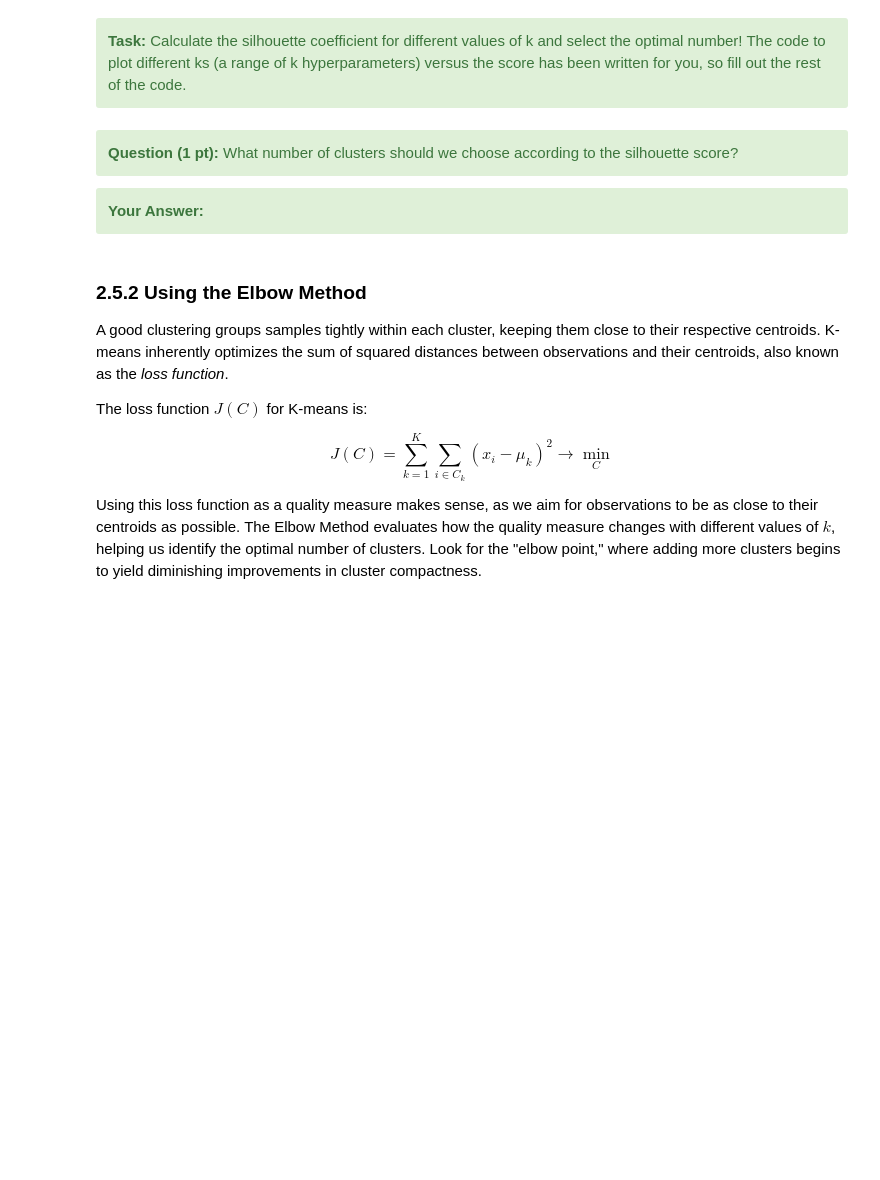
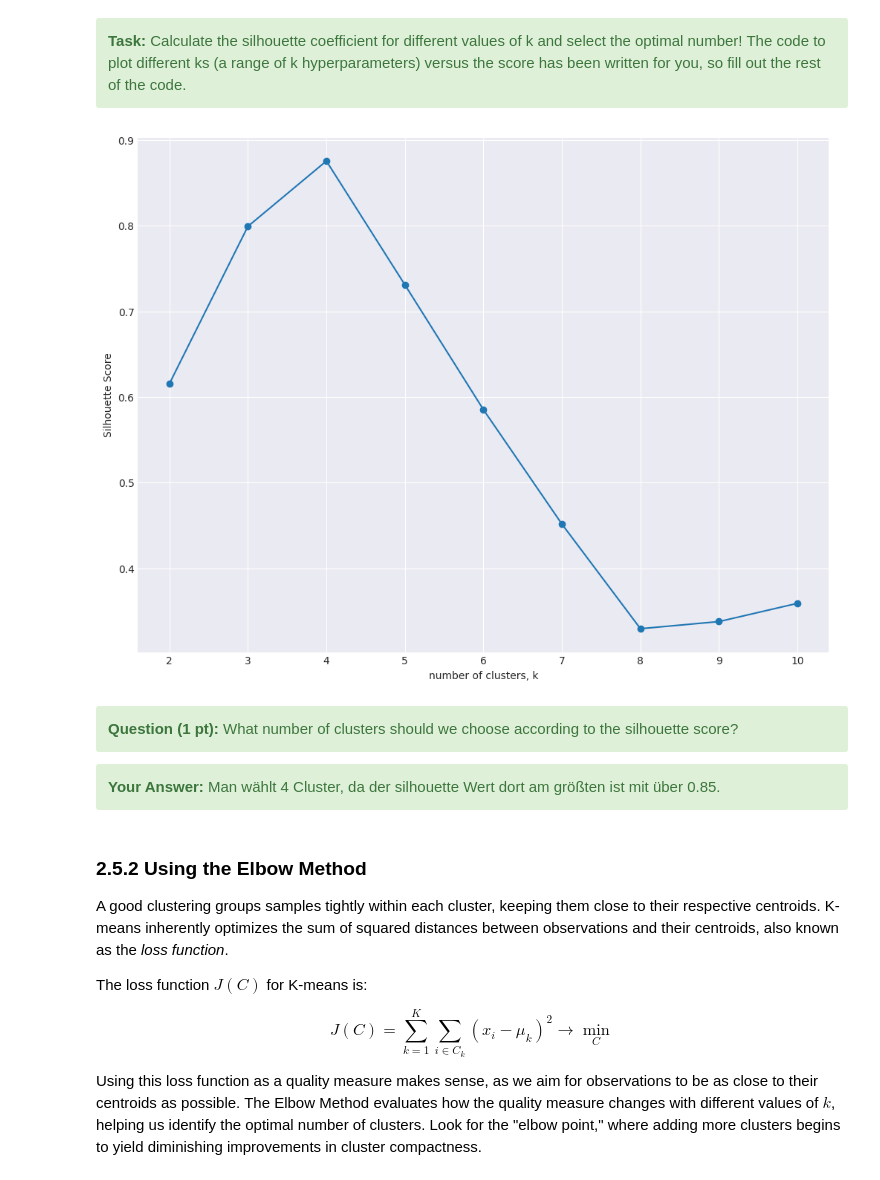
Before and after one commit to anton-seifert/LAMA, a Jupyter notebook: task-3-unsupervised-learning/2_clustering.ipynb, the cells around one changed output. Drawn from its saved outputs; the diff is of its cells as text; code cells hidden in the pictures; blank space fills up the shorter version.

```diff
--- a/task-3-unsupervised-learning/2_clustering.ipynb
+++ b/task-3-unsupervised-learning/2_clustering.ipynb
@@ -339,37 +366,45 @@ One way to choose $k$ is by using the silhouette coefficient introduced above. T
 # %%
 def calculate_k_silhouette(X: np.ndarray, k_min: int, k_max: int) -> Tuple[List[int], List[float]]:
     ks: List[int]
     scores: List[float]
 
     # STUDENT CODE HERE (4 pts)
-
+    ks= []
+    scores=[]
+    for k in range(k_min, k_max + 1):
+        kmeans = KMeans(n_clusters=k, random_state=RANDOM_STATE).fit(X)
+        labels_kmeans =kmeans.predict(X)
+        ks.append(k)
+        scores.append(silhouette_score(X, labels_kmeans))
 
     # STUDENT CODE until HERE
     return ks, scores
 
 
 # call your function with a suitable range for k
 ks: List[int]
 silhouette_scores: List[float]
 
 # STUDENT CODE HERE (1 pt)
 
-ks, silhouette_scores = ...
+ks, silhouette_scores = calculate_k_silhouette(X_blob,2,10)
 
 # STUDENT CODE until HERE
 
 # Plot ks vs silhouette coefficient
 plt.plot(ks, silhouette_scores, '-o')
 plt.xlabel('number of clusters, k')
 plt.ylabel('Silhouette Score')
 plt.xticks(ks)
 plt.show()
+# %% [output]
+[figure, added]
 # %% [markdown]
 <div class="alert alert-block alert-success">
 <b>Question (1 pt):</b> What number of clusters should we choose according to the silhouette score?
 </div>
 <div class="alert alert-block alert-success">
-<b>Your Answer:</b>
+<b>Your Answer:</b> Man wählt 4 Cluster, da der silhouette Wert dort am größten ist mit über 0.85.
 </div>
 # %% [markdown]
 ### 2.5.2 Using the Elbow Method
```
Also changed, not shown: parts of 13 cells of this notebook.
